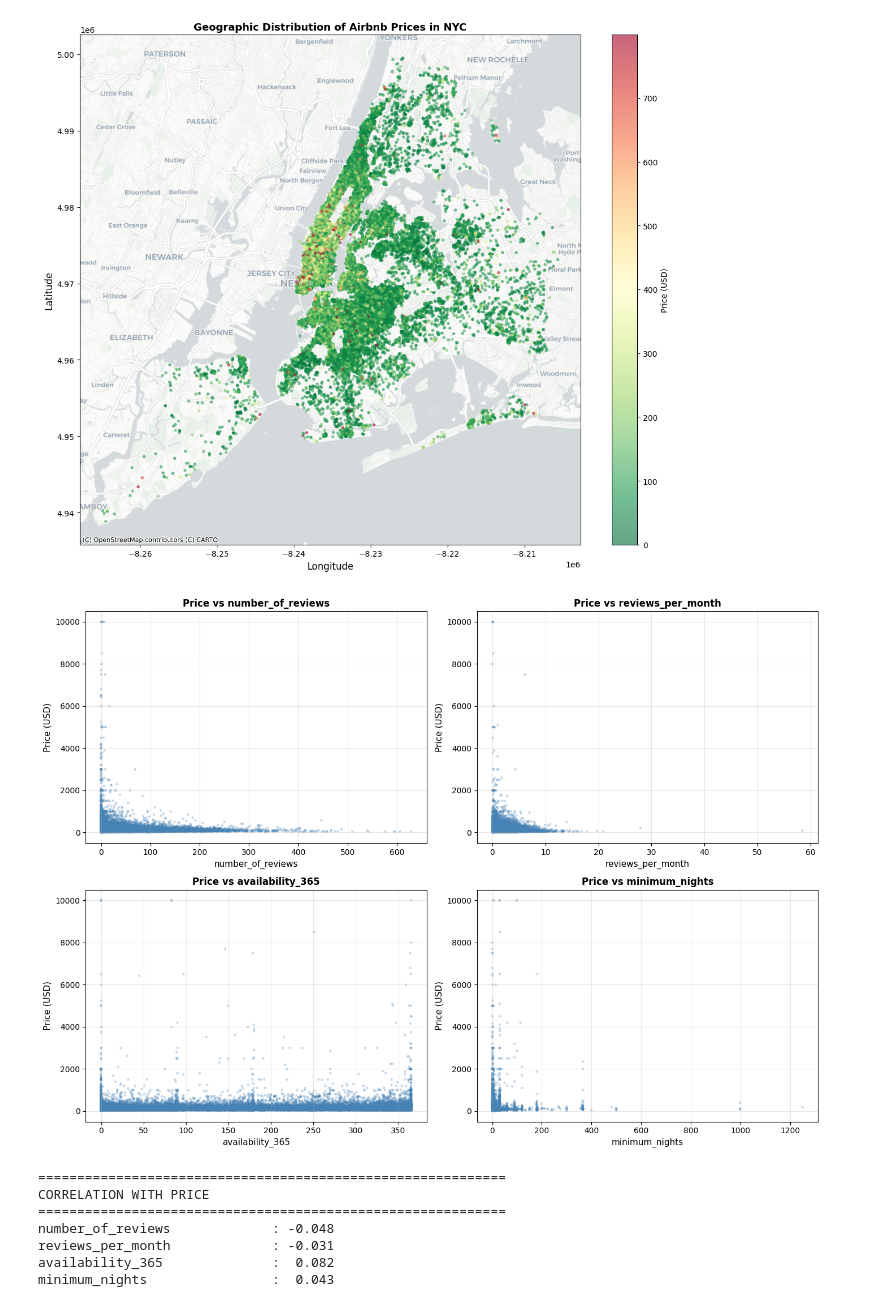
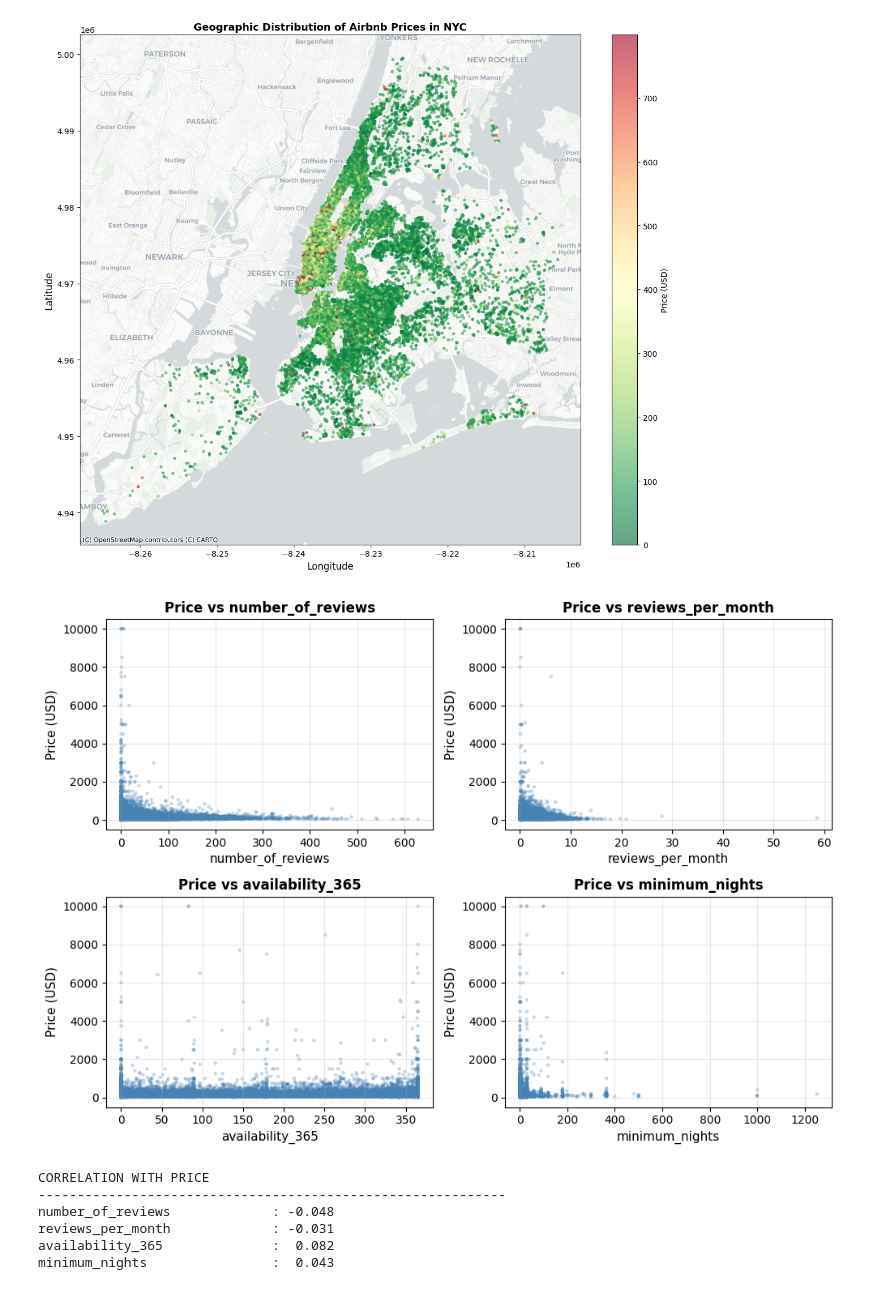
Before and after one commit to dalex2888/AML-3303, a Jupyter notebook: Airbnb Price Estimator/notebooks/01_eda_analysis.ipynb, the cells around one changed output. Saved outputs shown, nothing was run; the diff lists cells and outputs as text; code cells hidden in the pictures.

```diff
--- a/Airbnb Price Estimator/notebooks/01_eda_analysis.ipynb
+++ b/Airbnb Price Estimator/notebooks/01_eda_analysis.ipynb
@@ -564,43 +562,38 @@ plt.show()
 # %% [output]
 [figure]
 # %%
-# ========================================
-# BIVARIATE ANALYSIS - Price vs Numeric Features
-# ========================================
 
 numeric_features = ['number_of_reviews', 'reviews_per_month',
                    'availability_365', 'minimum_nights']
 
-fig, axes = plt.subplots(2, 2, figsize=(14, 10))
+fig, axes = plt.subplots(2, 2, figsize=(10, 7))
 axes = axes.flatten()
 
 for idx, feature in enumerate(numeric_features):
     ax = axes[idx]
 
     # Scatter plot
     ax.scatter(df[feature], df['price'], alpha=0.3, s=10, color='steelblue', edgecolors='none')
 
     # Labels
     ax.set_xlabel(feature, fontsize=11)
     ax.set_ylabel('Price (USD)', fontsize=11)
     ax.set_title(f'Price vs {feature}', fontsize=12, fontweight='bold')
     ax.grid(alpha=0.3)
 
 plt.tight_layout()
 plt.show()
 
 # Calculate correlations
-print("="*60)
 print("CORRELATION WITH PRICE")
-print("="*60)
+print("-"*60)
 for feature in numeric_features:
     corr = df[[feature, 'price']].corr().iloc[0, 1]
     print(f"{feature:30s}: {corr:6.3f}")
 # %% [output]
-[figure, old version]
+[figure, new version]
-============================================================
 CORRELATION WITH PRICE
-============================================================
+------------------------------------------------------------
 number_of_reviews             : -0.048
 reviews_per_month             : -0.031
 availability_365              :  0.082
```
Also changed, not shown: parts of 7 cells of this notebook.
